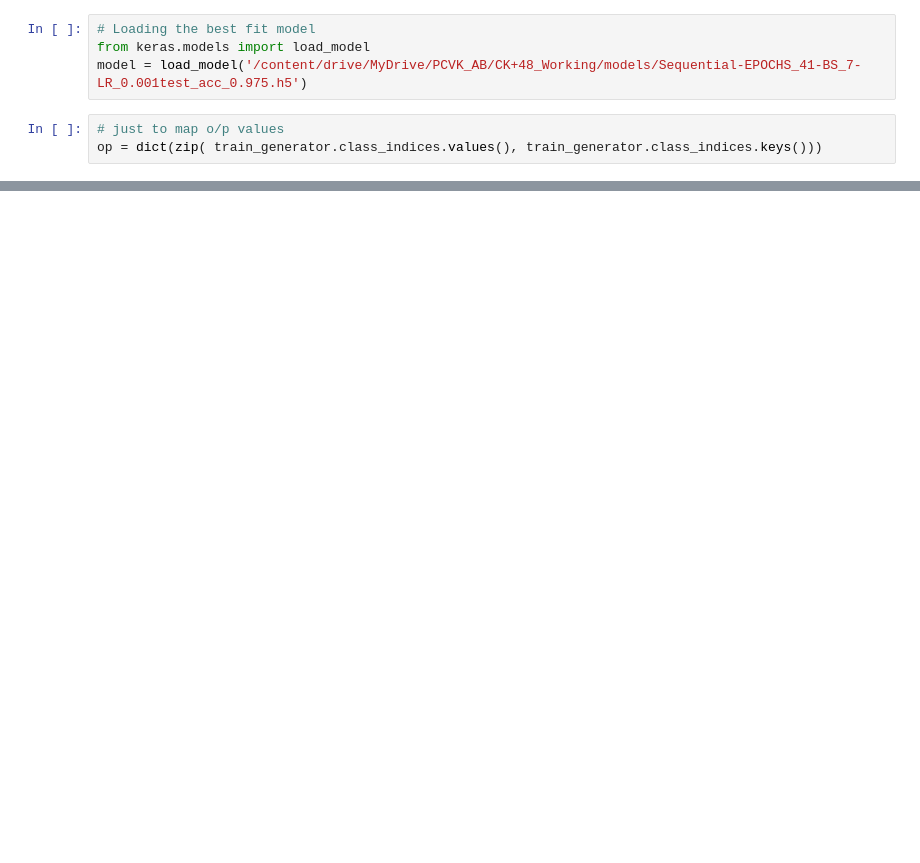
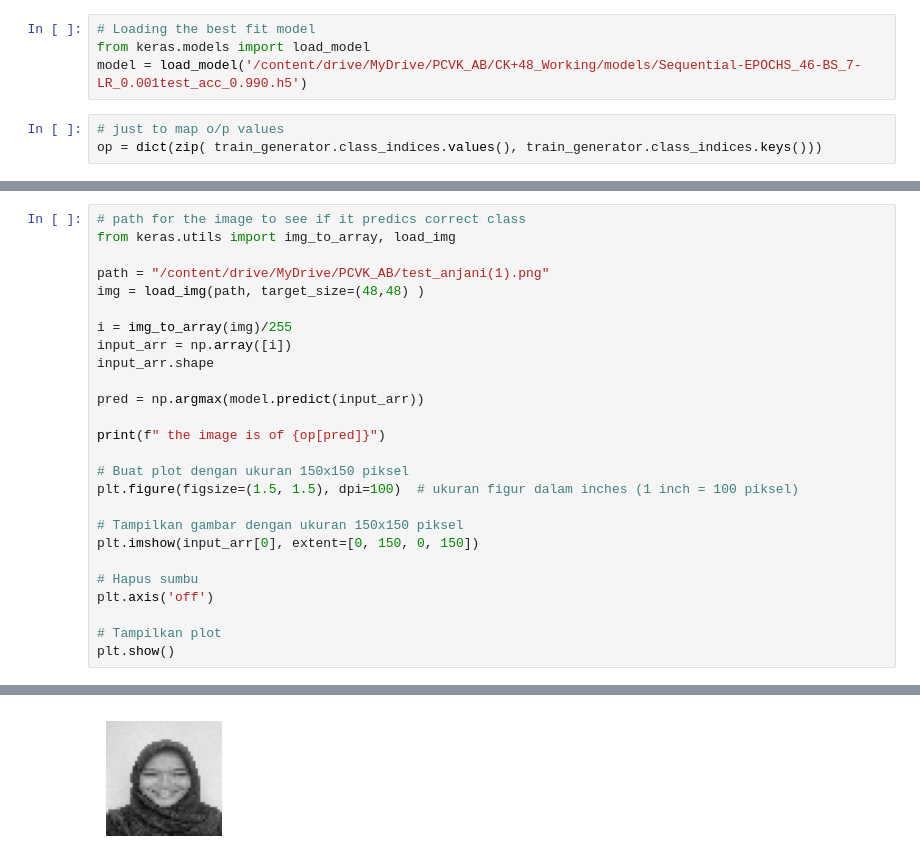
Before and after one commit to anjanidwilestari/PCVK_Genap_2023, a Jupyter notebook: UAS_Anjani_Bella.ipynb, the cells around one changed output, grey strips where cells are left out. Drawn from its saved outputs; the diff is of its cells as text; blank space fills up the shorter version.

```diff
--- a/UAS_Anjani_Bella.ipynb
+++ b/UAS_Anjani_Bella.ipynb
@@ -275,7 +427,7 @@ Load Model
 # %%
 # Loading the best fit model
 from keras.models import load_model
-model = load_model('/content/drive/MyDrive/PCVK_AB/CK+48_Working/models/Sequential-EPOCHS_41-BS_7-LR_0.001test_acc_0.975.h5')
+model = load_model('/content/drive/MyDrive/PCVK_AB/CK+48_Working/models/Sequential-EPOCHS_46-BS_7-LR_0.001test_acc_0.990.h5')
 # %%
 # just to map o/p values
 op = dict(zip( train_generator.class_indices.values(), train_generator.class_indices.keys()))
@@ -311,0 +487,27 @@ plt.show()
+# %%
+# path for the image to see if it predics correct class
+from keras.utils import img_to_array, load_img
+
+path = "/content/drive/MyDrive/PCVK_AB/test_anjani(1).png"
+img = load_img(path, target_size=(48,48) )
+
+i = img_to_array(img)/255
+input_arr = np.array([i])
+input_arr.shape
+
+pred = np.argmax(model.predict(input_arr))
+
+print(f" the image is of {op[pred]}")
+
+# Buat plot dengan ukuran 150x150 piksel
+plt.figure(figsize=(1.5, 1.5), dpi=100)  # ukuran figur dalam inches (1 inch = 100 piksel)
+
+# Tampilkan gambar dengan ukuran 150x150 piksel
+plt.imshow(input_arr[0], extent=[0, 150, 0, 150])
+
+# Hapus sumbu
+plt.axis('off')
+
+# Tampilkan plot
+plt.show()
+# %% [output]
@@ -311,0 +516 @@ plt.show()
+[figure, added]
```
Also changed, not shown: parts of 28 cells of this notebook.
